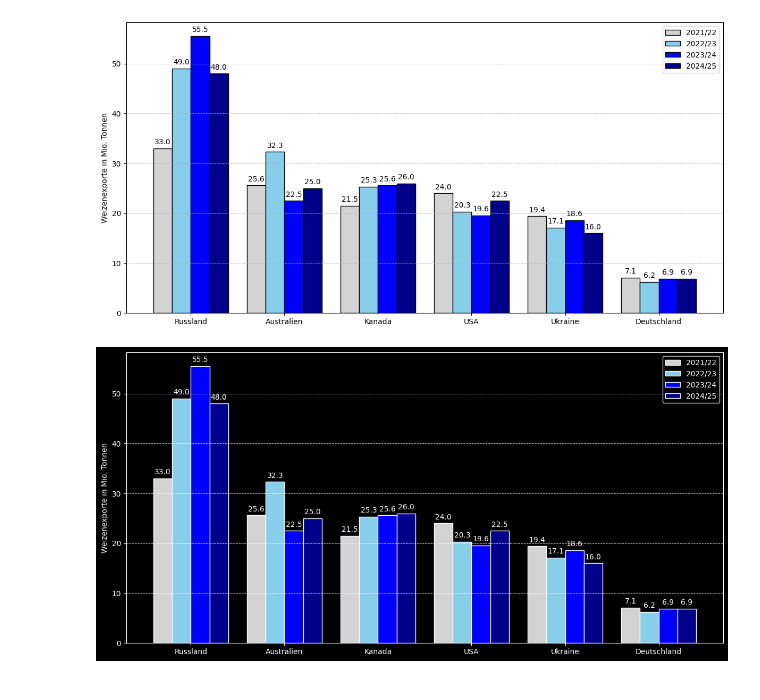
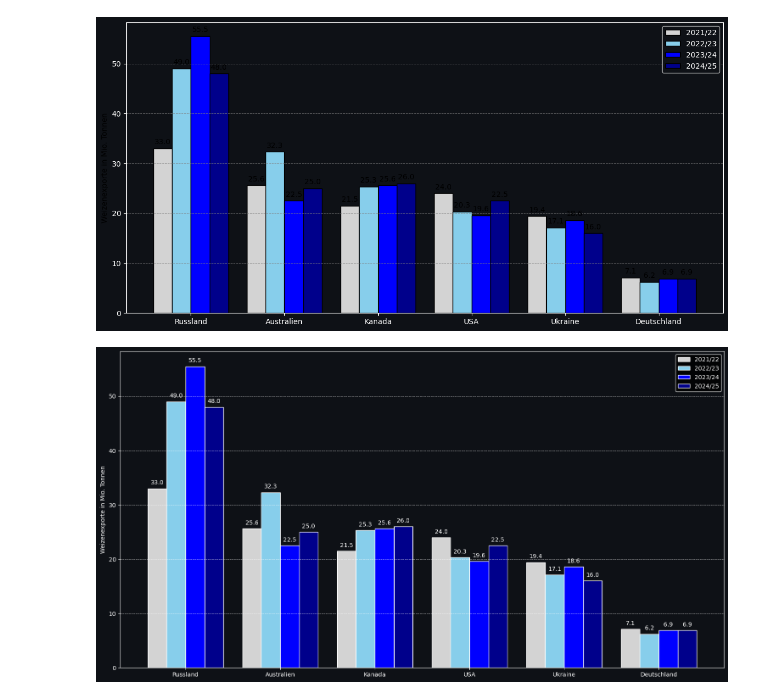
Before and after one commit to BenKraas/2024_GIS1_Abgabe, a Jupyter notebook: diagrams/Weizenexporte_4_Jahre.ipynb, the cells around one changed output. Saved outputs shown, nothing was run; the diff lists cells and outputs as text; code cells hidden in the pictures.

Commit message:
Autor hinzugefügt

```diff
--- a/diagrams/Weizenexporte_4_Jahre.ipynb
+++ b/diagrams/Weizenexporte_4_Jahre.ipynb
@@ -1,6 +1,11 @@
 # %%
 import matplotlib.pyplot as plt
 import numpy as np
+
+# Autor: Jan Töller
+
+# Dunkles Hintergrund-Theme aktivieren
+plt.style.use({'axes.facecolor': '#0e1116', 'figure.facecolor': '#0e1116', 'axes.edgecolor': 'white', 'text.color': 'white', 'xtick.color': 'white', 'ytick.color': 'white', 'grid.color': 'gray'})
 
 # Daten
 categories = ['Russland', 'Australien', 'Kanada', 'USA', 'Ukraine', 'Deutschland']
@@ -57,13 +62,15 @@ ax1.legend()
 fig.tight_layout()
 plt.show()
 # %% [output]
-[figure, old version]
+[figure, new version]
 # %%
 import matplotlib.pyplot as plt
 import numpy as np
 
+# Autor: Jan Töller
+
 # Dunkles Hintergrund-Theme aktivieren
-plt.style.use('dark_background')
+plt.style.use({'axes.facecolor': '#0e1116', 'figure.facecolor': '#0e1116', 'axes.edgecolor': 'white', 'text.color': 'white', 'xtick.color': 'white', 'ytick.color': 'white', 'grid.color': 'gray'})
 
 # Daten
 categories = ['Russland', 'Australien', 'Kanada', 'USA', 'Ukraine', 'Deutschland']
@@ -73,7 +80,7 @@ values3 = [55.5, 22.5, 25.6, 19.6, 18.6, 6.9]  # 2023/24
 values4 = [48, 25, 26, 22.5, 16, 6.9]  # 2024/25
 
 # Abbildungsgröße anpassen
-fig, ax1 = plt.subplots(figsize=(12, 6))
+fig, ax1 = plt.subplots(figsize=(15, 8))
 
 # Balkenbreite und Positionen
 x = np.arange(len(categories))
@@ -92,31 +99,31 @@ bars3 = ax1.bar(x + 0.5 * width, values3, width, color='blue', edgecolor='white'
 bars4 = ax1.bar(x + 1.5 * width, values4, width, color='darkblue', edgecolor='white', label='2024/25')
 
 # Achsenbeschriftungen
 ax1.set_ylabel('Weizenexporte in Mio. Tonnen', color='white')
 ax1.set_xticks(x)
 ax1.set_xticklabels(categories, rotation=0, ha='center', color='white')
 
 # Hintergrundlinien hinzufügen
 ax1.grid(axis='y', linestyle='--', linewidth=0.7, alpha=0.7, color='white')
 
 # Zahlenwerte über den Balken anzeigen
 for bar in bars1:
     ax1.text(bar.get_x() + bar.get_width() / 2, bar.get_height() + 0.5, f'{bar.get_height():.1f}', ha='center', va='bottom', fontsize=10, color='white')
 
 for bar in bars2:
     ax1.text(bar.get_x() + bar.get_width() / 2, bar.get_height() + 0.5, f'{bar.get_height():.1f}', ha='center', va='bottom', fontsize=10, color='white')
 
 for bar in bars3:
     ax1.text(bar.get_x() + bar.get_width() / 2, bar.get_height() + 0.5, f'{bar.get_height():.1f}', ha='center', va='bottom', fontsize=10, color='white')
 
 for bar in bars4:
     ax1.text(bar.get_x() + bar.get_width() / 2, bar.get_height() + 0.5, f'{bar.get_height():.1f}', ha='center', va='bottom', fontsize=10, color='white')
 
 # Legende hinzufügen
 ax1.legend(facecolor='black', edgecolor='white', fontsize=10)
 
 # Layout optimieren und anzeigen
 fig.tight_layout()
 plt.show()
 # %% [output]
-[figure, old version]
+[figure, new version]
```
Also changed, not shown: 1 other file.
